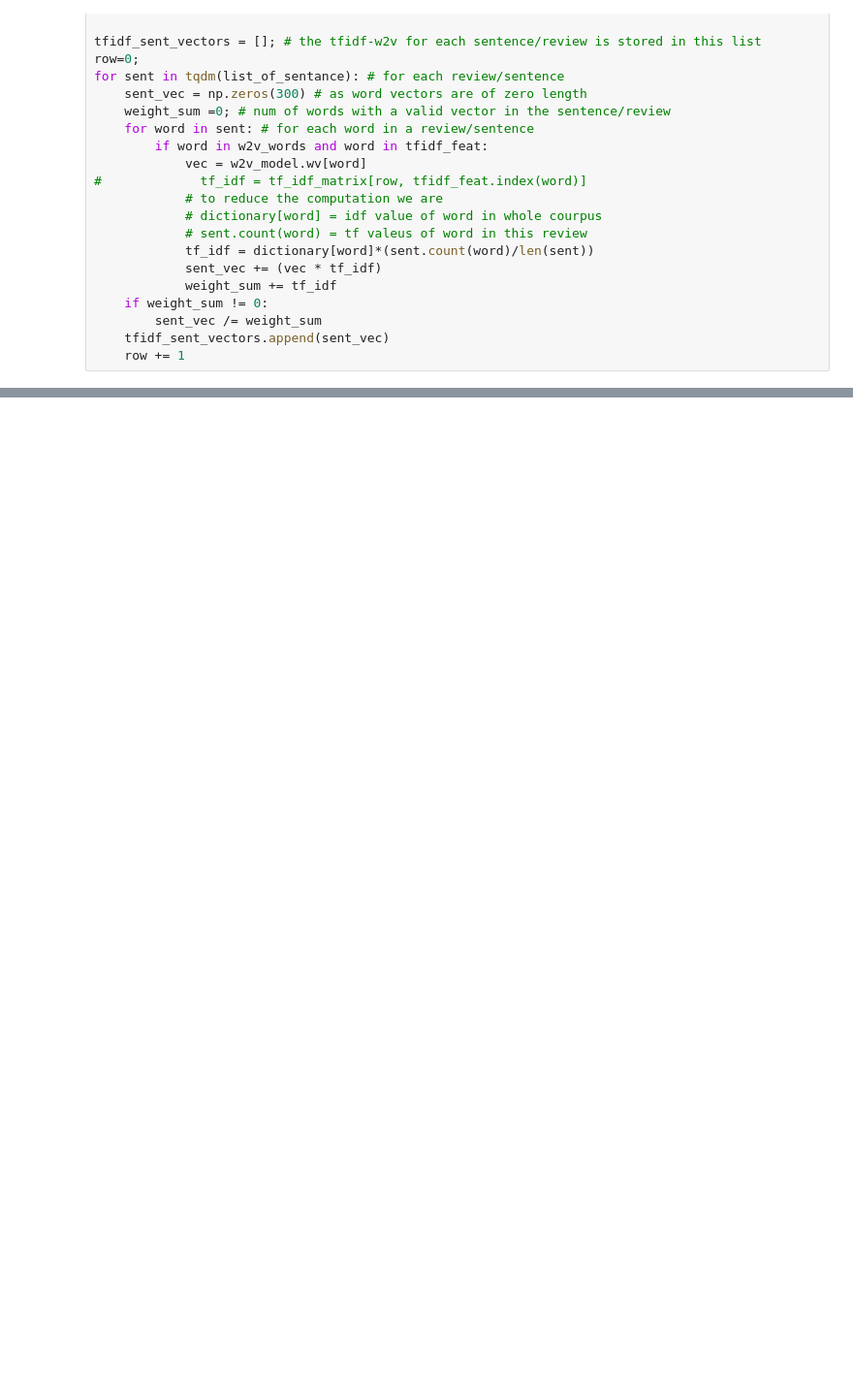
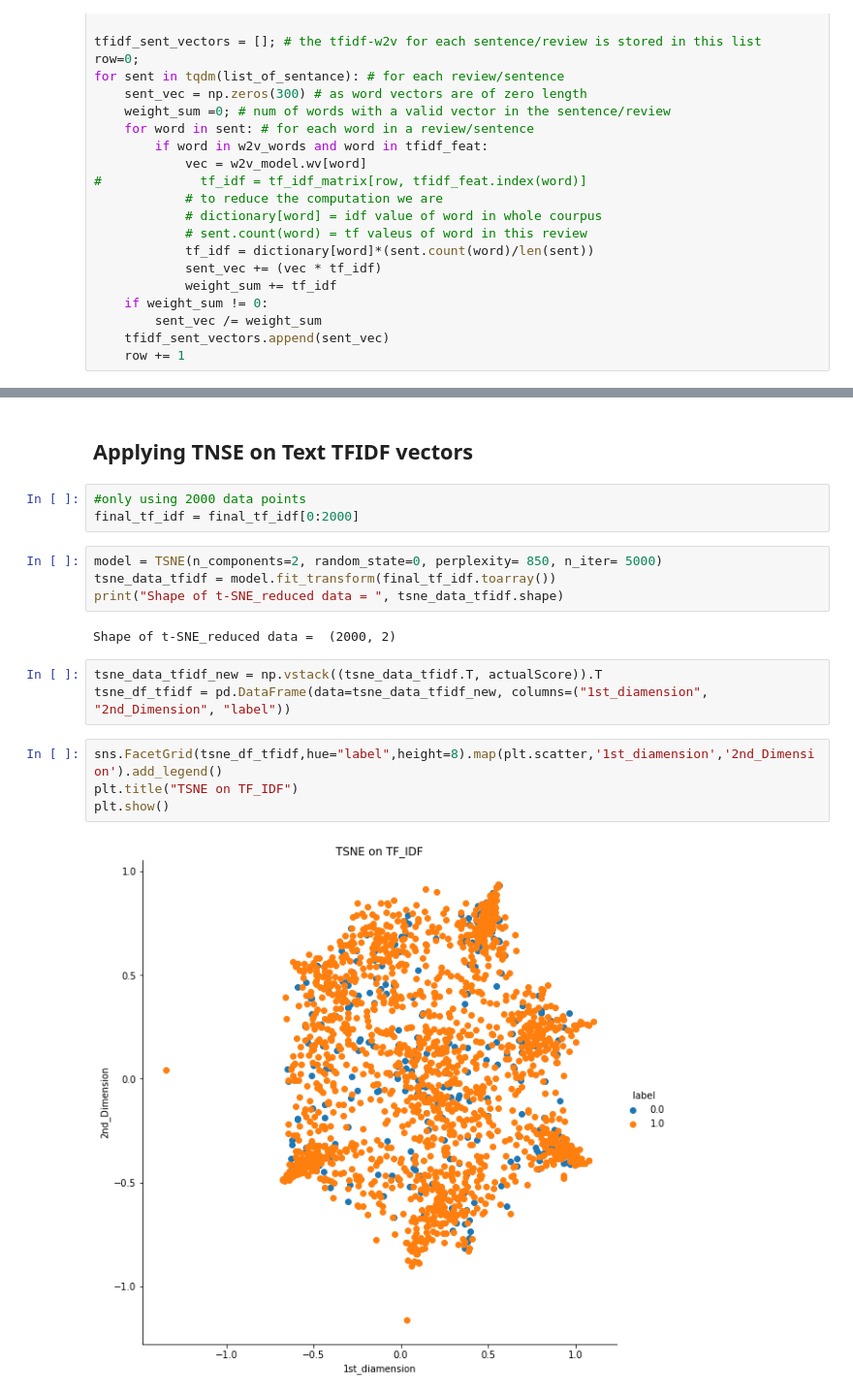
Before and after one commit to deveshSingh06/Food_Reviews_Project, a Jupyter notebook: Amazon Fine Food Reviews Analysis.ipynb, the cells around one changed output, grey strips where cells are left out. Shown at 97% size. Drawn from its saved outputs; the diff is of its cells as text; blank space fills up the shorter version.

```diff
--- a/Amazon Fine Food Reviews Analysis.ipynb
+++ b/Amazon Fine Food Reviews Analysis.ipynb
@@ -531,0 +566,20 @@ for sent in tqdm(list_of_sentance): # for each review/sentence
+# %% [markdown]
+## Applying TNSE on Text TFIDF vectors
+# %%
+#only using 2000 data points
+final_tf_idf = final_tf_idf[0:2000]
+# %%
+model = TSNE(n_components=2, random_state=0, perplexity= 850, n_iter= 5000)
+tsne_data_tfidf = model.fit_transform(final_tf_idf.toarray())
+print("Shape of t-SNE_reduced data = ", tsne_data_tfidf.shape)
+# %% [output]
+Shape of t-SNE_reduced data =  (2000, 2)
+# %%
+tsne_data_tfidf_new = np.vstack((tsne_data_tfidf.T, actualScore)).T
+tsne_df_tfidf = pd.DataFrame(data=tsne_data_tfidf_new, columns=("1st_diamension", "2nd_Dimension", "label"))
+# %%
+sns.FacetGrid(tsne_df_tfidf,hue="label",height=8).map(plt.scatter,'1st_diamension','2nd_Dimension').add_legend()
+plt.title("TSNE on TF_IDF")
+plt.show()
+# %% [output]
+[figure, added]
```
Also changed, not shown: parts of 38 cells of this notebook.
